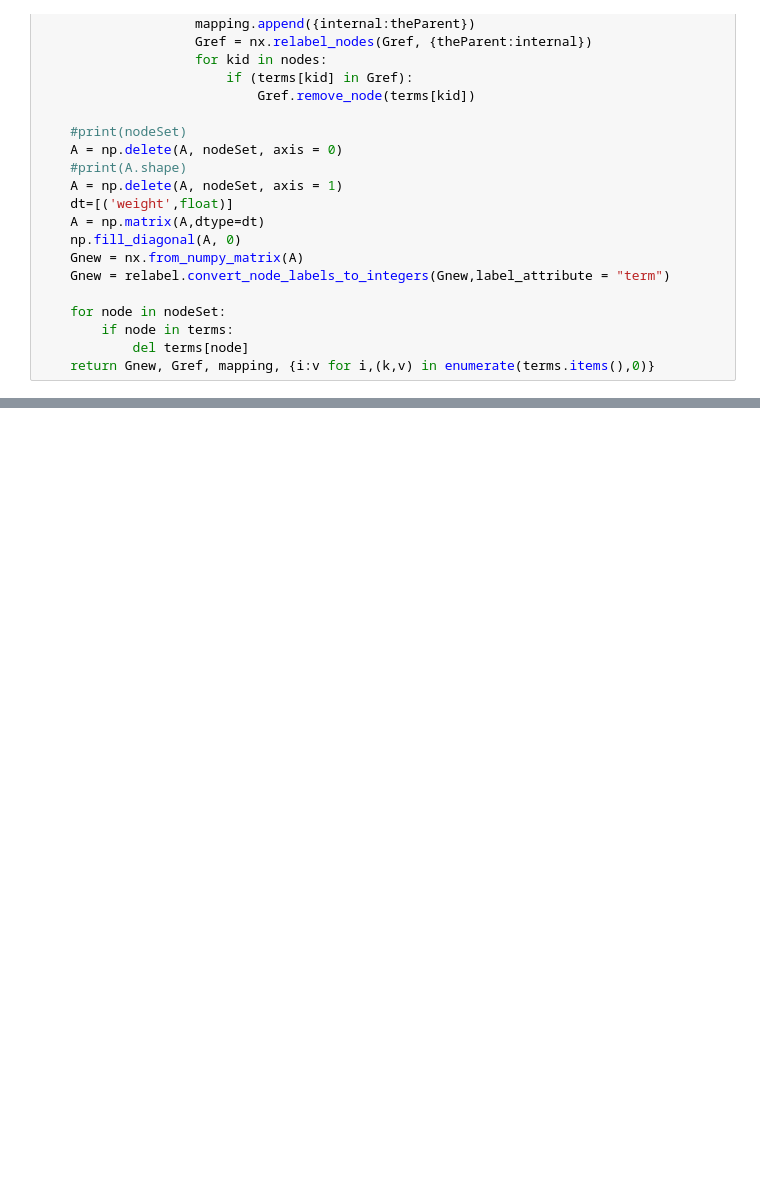
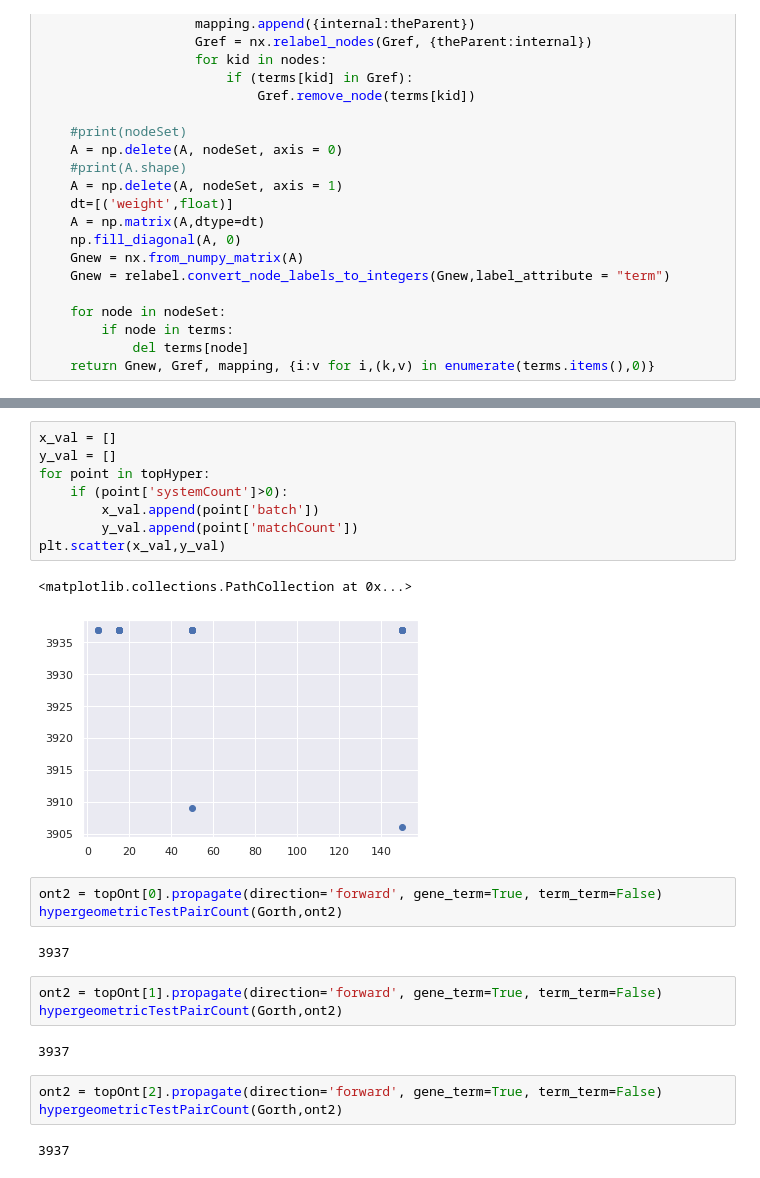
Before and after one commit to everyxs/BayesianOmics, a Jupyter notebook: DAG/Bayesian-Hyper-Opt.ipynb, the cells around one changed output, grey strips where cells are left out. Saved outputs shown, nothing was run; the diff lists cells and outputs as text; blank space fills up the shorter version.

```diff
--- a/DAG/Bayesian-Hyper-Opt.ipynb
+++ b/DAG/Bayesian-Hyper-Opt.ipynb
@@ -982,0 +952,26 @@ edgesTop
+# %%
+x_val = []
+y_val = []
+for point in topHyper:
+    if (point['systemCount']>0):
+        x_val.append(point['batch'])
+        y_val.append(point['matchCount'])
+plt.scatter(x_val,y_val)
+# %% [output]
+<matplotlib.collections.PathCollection at 0x...>
+[figure, added]
+# %%
+ont2 = topOnt[0].propagate(direction='forward', gene_term=True, term_term=False)
+hypergeometricTestPairCount(Gorth,ont2)
+# %% [output]
+3937
+# %%
+ont2 = topOnt[1].propagate(direction='forward', gene_term=True, term_term=False)
+hypergeometricTestPairCount(Gorth,ont2)
+# %% [output]
+3937
+# %%
+ont2 = topOnt[2].propagate(direction='forward', gene_term=True, term_term=False)
+hypergeometricTestPairCount(Gorth,ont2)
+# %% [output]
+3937
```
Also changed, not shown: parts of 65 cells of this notebook.
